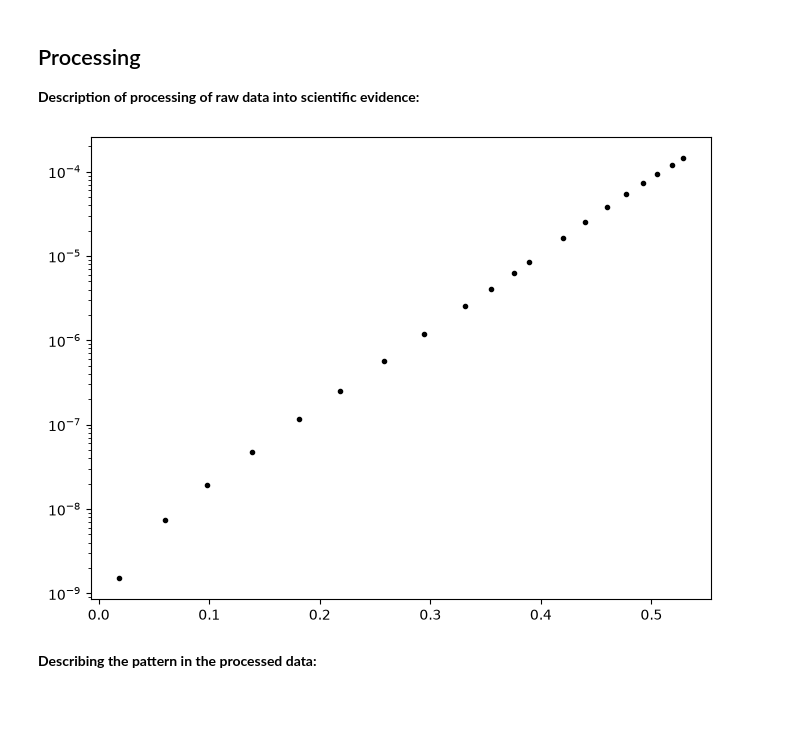
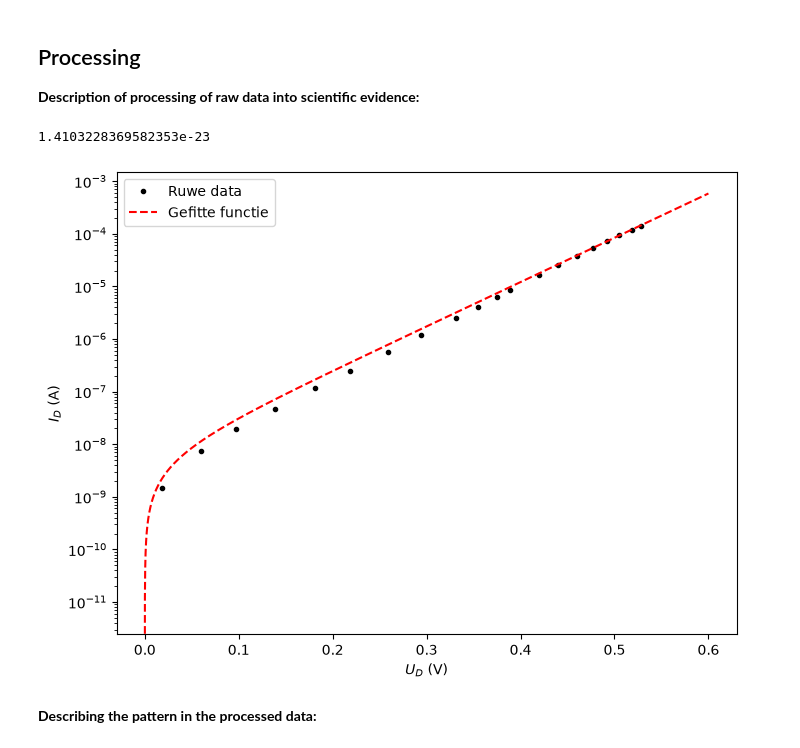
Before and after one commit to Feltse/IP2_Boltzmann_experiment, a Jupyter notebook: content/tn13015_exp/BM_labjournaal.ipynb, the cells around one changed output. Drawn from its saved outputs; the diff is of its cells as text; code cells hidden in the pictures; blank space fills up the shorter version.

Commit message:
Calculated the constant of Boltzmann.

```diff
--- a/content/tn13015_exp/BM_labjournaal.ipynb
+++ b/content/tn13015_exp/BM_labjournaal.ipynb
@@ -70,26 +70,40 @@ I_2 = 1.407e-3
 # %%
 #Data processing and analysis:
 #Data processing and analysis:j
 #Beginwaarden
 
 R_1 = Resistances_5_5[7]
 R_2 = Resistances_5_5[5]
 R_3 = Resistances_5_5[1]
 
+n = 2.0
+T = 293
+q = -1.602e-19
+
 U_B = np.array([0.20, 0.66, 1.07, 1.52, 2.00, 2.42, 2.89, 3.35, 3.90, 4.33, 4.79, 5.19, 6.40, 7.57, 9.22, 11.18, 13.38, 15.88, 18.86, 21.48])
 U_1 = np.array([0.015e-3, 0.074e-3, 0.193e-3, 0.474e-3, 1.166e-3, 2.514e-3, 5.633e-3, 11.741e-3, 25.188e-3, 41.083e-3, 62.341e-3, 85.067e-3, 164.970e-3, 0.25170, 0.38267, 0.54477, 0.73033, 0.94583, 1.20450, 1.43428])
 U_D = R_3*U_B/(R_3+R_2)-U_1
 I_D = U_1/R_1
 
-def function(U_D, I_0):
-    return I_0*(np.exp(-q*U_D/(n*k_B*T))-1)
+def f_Boltzmann(U_Diode, I_0, k_B):
+    return I_0*(np.exp(-q*U_Diode/(n*k_B*T))-1)
+
+val, cov = curve_fit(f_Boltzmann, U_D, I_D, p0=[1.0e-9, 1.38e-23])
+print(val[1])
+x_test = np.linspace(0, 0.6, 10000)
+y_fit = f_Boltzmann(x_test,*val)
 
 plt.figure(figsize=(8, 6))
 plt.plot(U_D, I_D, "k.", label="Ruwe data")
+plt.plot(x_test, y_fit, "r--", label="Gefitte functie")
+plt.xlabel("$U_D$ (V)")
+plt.ylabel("$I_D$ (A)")
 plt.yscale("log")
+plt.legend()
 plt.show()
 # %% [output]
+1.4103228369582353e-23
-[figure, old version]
+[figure, new version]
 # %%
 #Data processing and analysis:
 # %%
```
